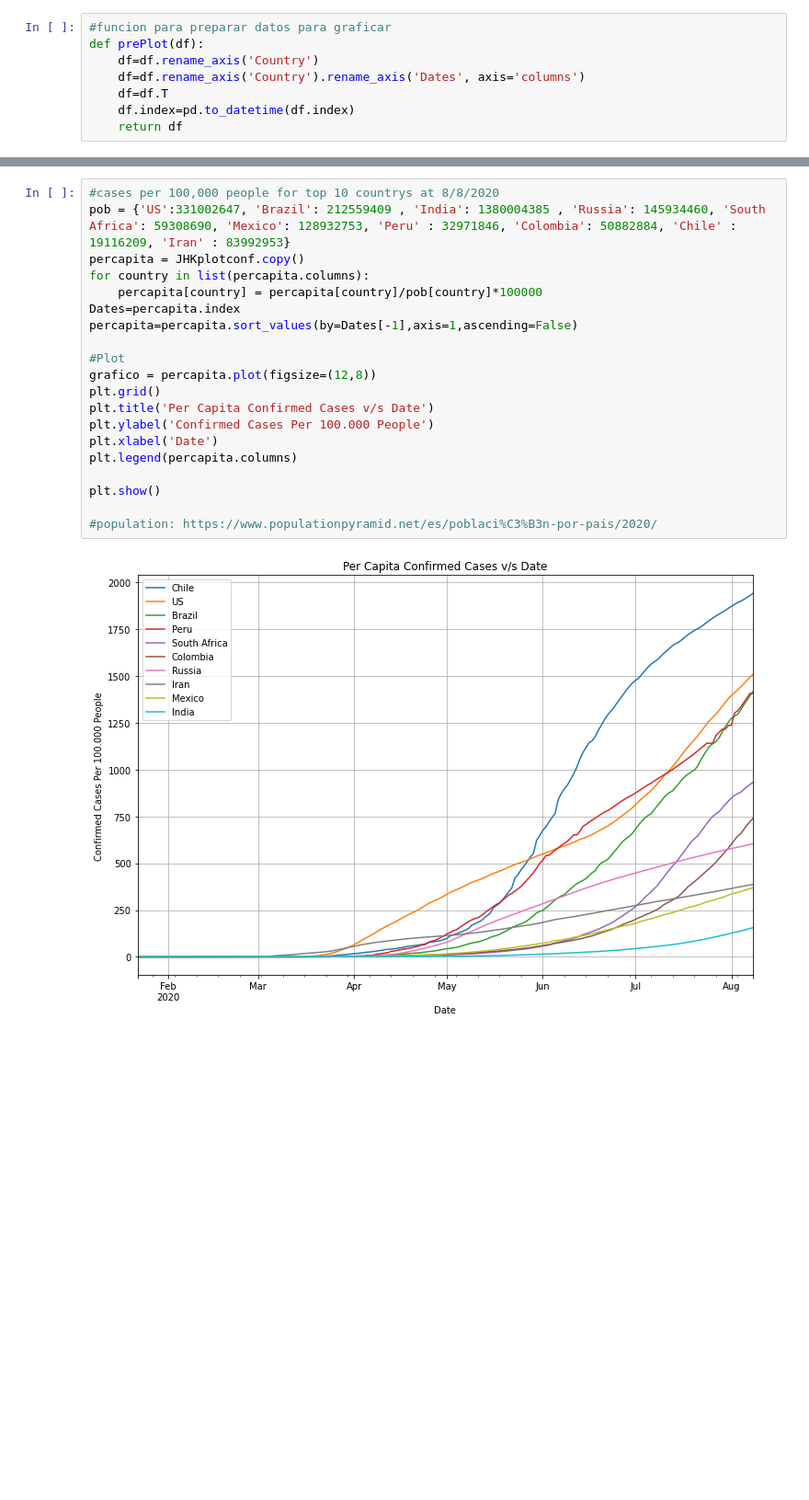
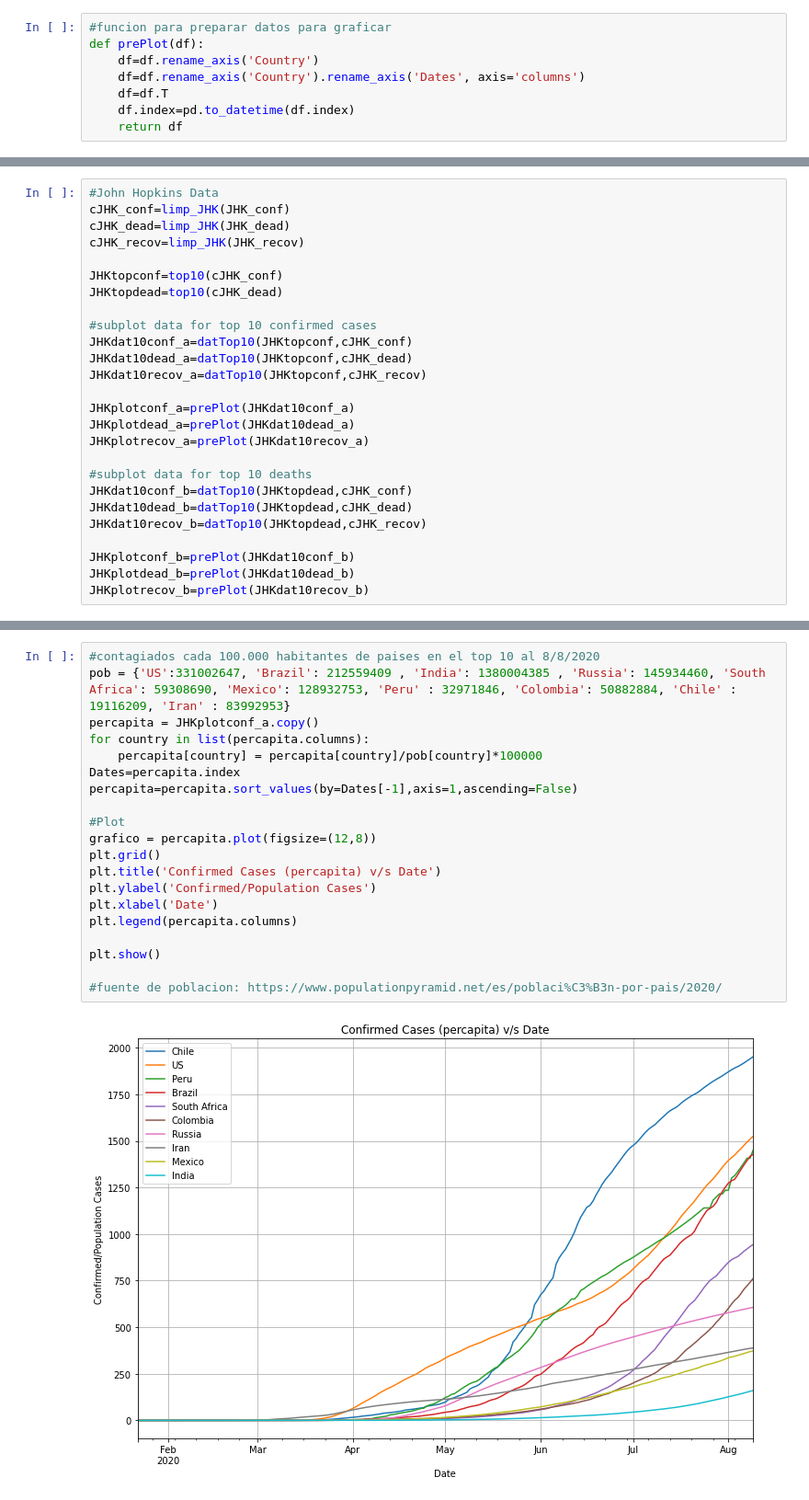
Before and after one commit to Tisks/Covid-Big-Data, a Jupyter notebook: Grafico_mundial_subplot_HumData.ipynb, the cells around one changed output, grey strips where cells are left out. Shown at 92% size. Drawn from its saved outputs; the diff is of its cells as text; blank space fills up the shorter version.

```diff
--- a/Grafico_mundial_subplot_HumData.ipynb
+++ b/Grafico_mundial_subplot_HumData.ipynb
@@ -172,0 +101,26 @@ plt.legend((HUMplotrecov.columns))
+# %%
+#John Hopkins Data
+cJHK_conf=limp_JHK(JHK_conf)
+cJHK_dead=limp_JHK(JHK_dead)
+cJHK_recov=limp_JHK(JHK_recov)
+
+JHKtopconf=top10(cJHK_conf)
+JHKtopdead=top10(cJHK_dead)
+
+#subplot data for top 10 confirmed cases
+JHKdat10conf_a=datTop10(JHKtopconf,cJHK_conf)
+JHKdat10dead_a=datTop10(JHKtopconf,cJHK_dead)
+JHKdat10recov_a=datTop10(JHKtopconf,cJHK_recov)
+
+JHKplotconf_a=prePlot(JHKdat10conf_a)
+JHKplotdead_a=prePlot(JHKdat10dead_a)
+JHKplotrecov_a=prePlot(JHKdat10recov_a)
+
+#subplot data for top 10 deaths
+JHKdat10conf_b=datTop10(JHKtopdead,cJHK_conf)
+JHKdat10dead_b=datTop10(JHKtopdead,cJHK_dead)
+JHKdat10recov_b=datTop10(JHKtopdead,cJHK_recov)
+
+JHKplotconf_b=prePlot(JHKdat10conf_b)
+JHKplotdead_b=prePlot(JHKdat10dead_b)
+JHKplotrecov_b=prePlot(JHKdat10recov_b)
@@ -173,22 +173,22 @@ plt.legend((HUMplotrecov.columns))
 # %%
-#cases per 100,000 people for top 10 countrys at 8/8/2020
+#contagiados cada 100.000 habitantes de paises en el top 10 al 8/8/2020
 pob = {'US':331002647, 'Brazil': 212559409 , 'India': 1380004385 , 'Russia': 145934460, 'South Africa': 59308690, 'Mexico': 128932753, 'Peru' : 32971846, 'Colombia': 50882884, 'Chile' : 19116209, 'Iran' : 83992953}
-percapita = JHKplotconf.copy()
+percapita = JHKplotconf_a.copy()
 for country in list(percapita.columns):
     percapita[country] = percapita[country]/pob[country]*100000
 Dates=percapita.index
 percapita=percapita.sort_values(by=Dates[-1],axis=1,ascending=False)
 
 #Plot
 grafico = percapita.plot(figsize=(12,8))
 plt.grid()
-plt.title('Per Capita Confirmed Cases v/s Date')
-plt.ylabel('Confirmed Cases Per 100.000 People')
+plt.title('Confirmed Cases (percapita) v/s Date')
+plt.ylabel('Confirmed/Population Cases')
 plt.xlabel('Date')
 plt.legend(percapita.columns)
 
 plt.show()
 
-#population: https://www.populationpyramid.net/es/poblaci%C3%B3n-por-pais/2020/
+#fuente de poblacion: https://www.populationpyramid.net/es/poblaci%C3%B3n-por-pais/2020/
 # %% [output]
-[figure, old version]
+[figure, new version]
```
Also changed, not shown: parts of 8 cells of this notebook.
